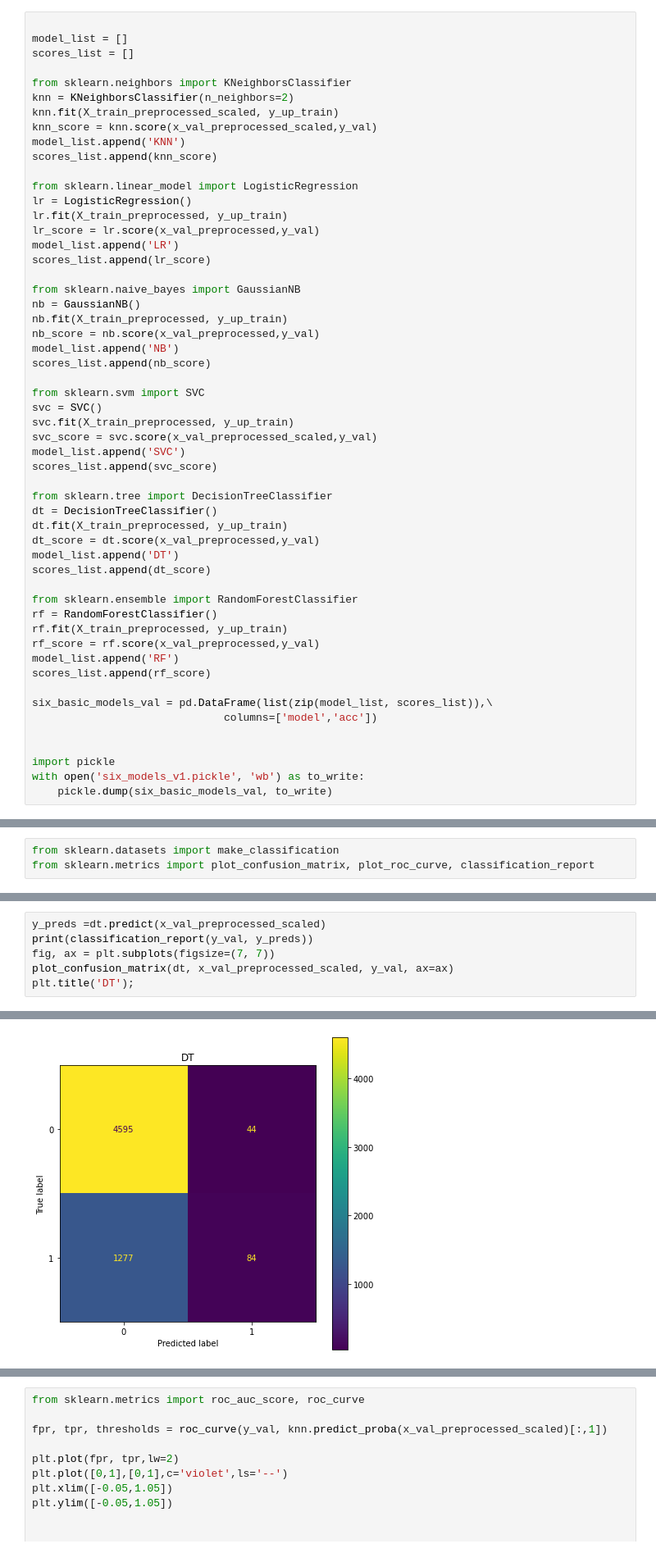
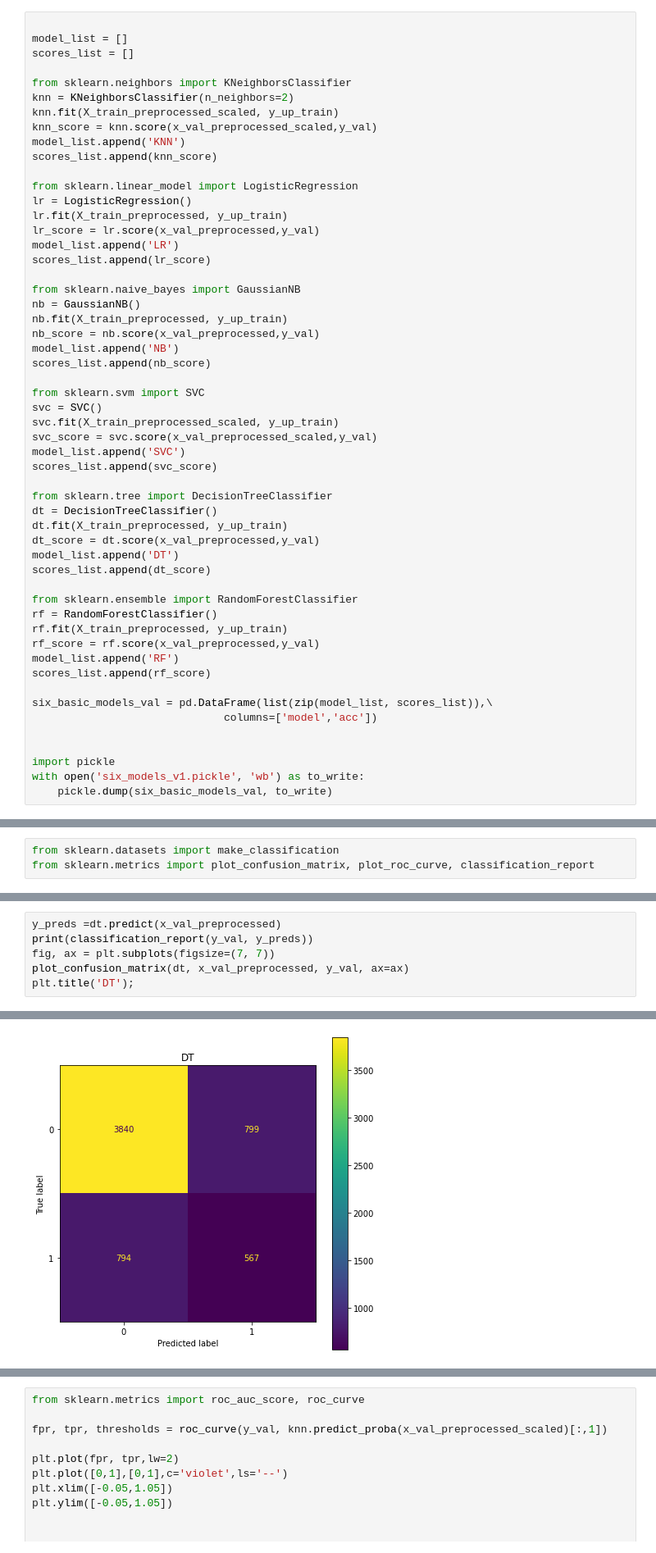
Before and after one commit to jpizzollo/Credit_Default, a Jupyter notebook: Credit_scratchpad_Refining_v1.ipynb, the cells around one changed output, grey strips where cells are left out. Shown: that part at 82% size. Saved outputs shown, nothing was run; the diff lists cells and outputs as text.

```diff
--- a/Credit_scratchpad_Refining_v1.ipynb
+++ b/Credit_scratchpad_Refining_v1.ipynb
@@ -240,7 +240,7 @@ scores_list.append(nb_score)
 
 from sklearn.svm import SVC
 svc = SVC()
-svc.fit(X_train_preprocessed, y_up_train)
+svc.fit(X_train_preprocessed_scaled, y_up_train)
 svc_score = svc.score(x_val_preprocessed_scaled,y_val)
 model_list.append('SVC')
 scores_list.append(svc_score)
@@ -359,8 +359,8 @@ weighted avg       0.05      0.23      0.08      6000
 # %%
-y_preds =dt.predict(x_val_preprocessed_scaled)
+y_preds =dt.predict(x_val_preprocessed)
 print(classification_report(y_val, y_preds))
 fig, ax = plt.subplots(figsize=(7, 7))
-plot_confusion_matrix(dt, x_val_preprocessed_scaled, y_val, ax=ax)
+plot_confusion_matrix(dt, x_val_preprocessed, y_val, ax=ax)
 plt.title('DT');
 # %% [output]
               precision    recall  f1-score   support
@@ -374,2 +374,2 @@ weighted avg       0.75      0.78      0.70      6000
-[figure, old version]
+[figure, new version]
 # %%
```
Also changed, not shown: parts of 6 cells of this notebook.
